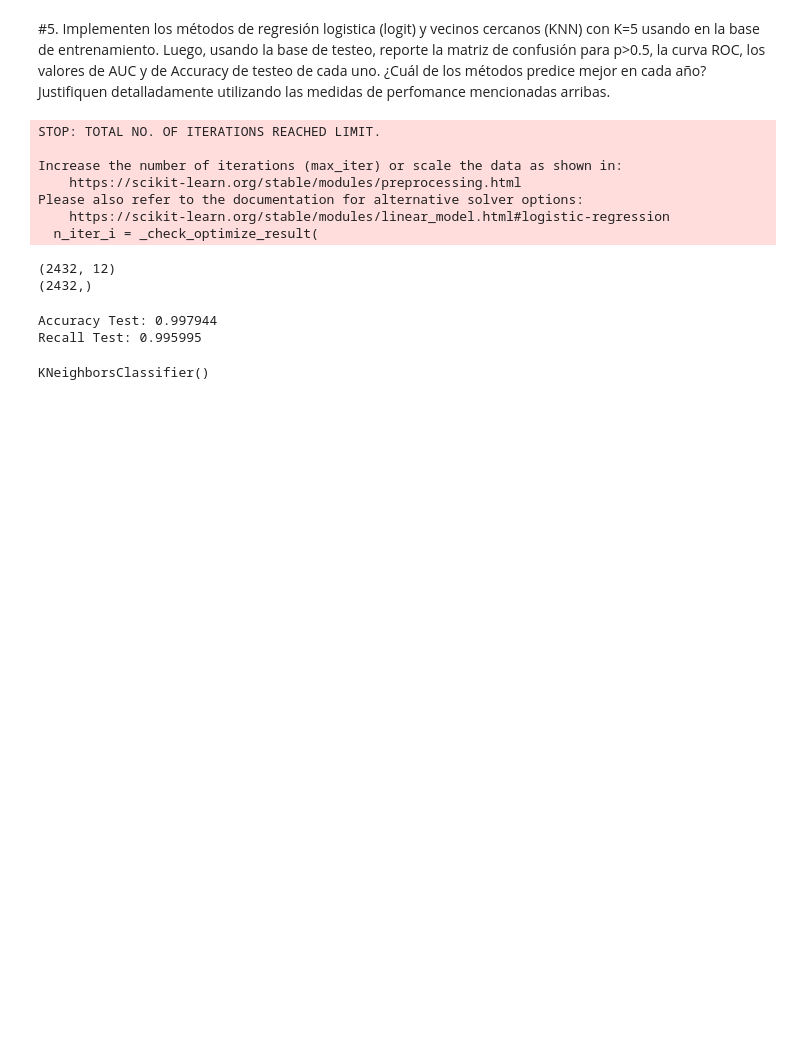
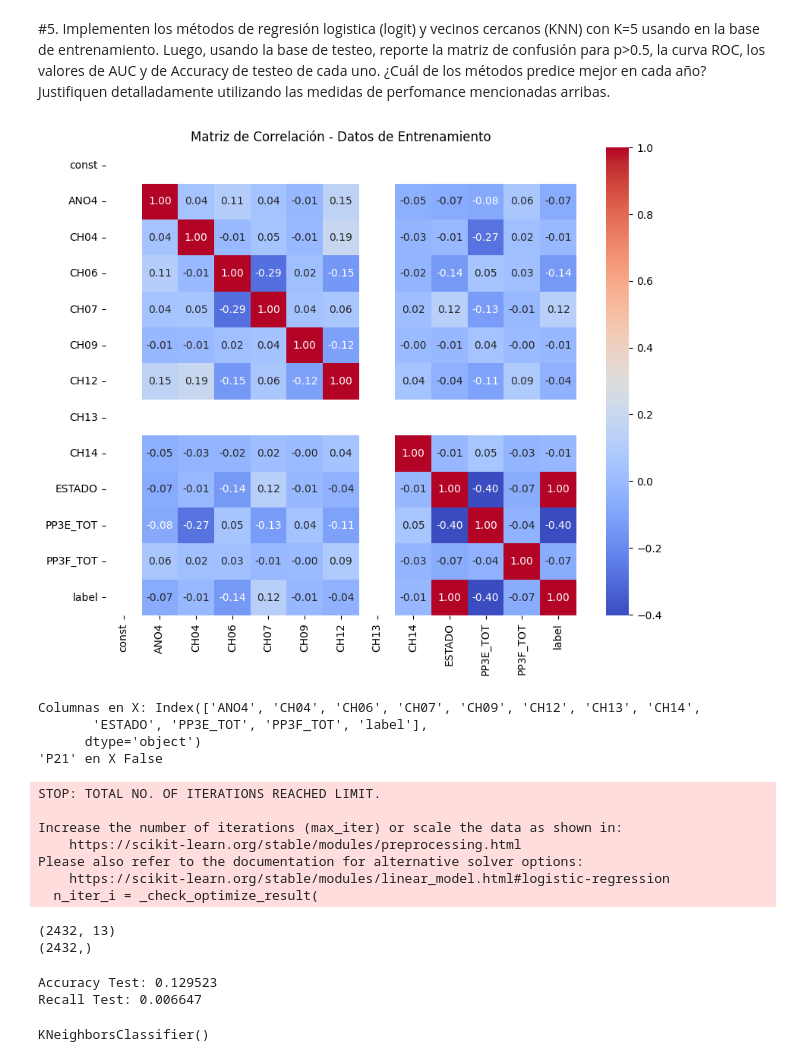
Before and after one commit to RoccoGabrielPimenta/BigDataUBA-Grupo22, a Jupyter notebook: TP 4/Big_Data_TP4_Grupo22.ipynb, the cells around one changed output. Drawn from its saved outputs; the diff is of its cells as text; code cells hidden in the pictures; blank space fills up the shorter version.

Commit message:
Termino el punto 5 y subo el informe incompleto

```diff
--- a/TP 4/Big_Data_TP4_Grupo22.ipynb
+++ b/TP 4/Big_Data_TP4_Grupo22.ipynb
@@ -207,9 +207,17 @@ Try using .loc[row_indexer,col_indexer] = value instead
 
 See the caveats in the documentation: https://pandas.pydata.org/pandas-docs/stable/user_guide/indexing.html#returning-a-view-versus-a-copy
   desocupados['label'] = 2
+# %%
+#La variable "P21" que utilizamos para el salario estaba causando una prediccion perfecta en el punto 5, con una matriz de correlacion se pudo hallar el problema
+y = estados_unidos['P21']
+X = estados_unidos.drop(columns=['P21'])
 # %%
 #Usamos la train_test_split para hacer nuestro entrenamiento y testeo, los dividimos como pide la consigna y utilizamos la seed dada.
 X_train, X_test, y_train, y_test = train_test_split(X, y, test_size=0.3, random_state=444)
+# %%
+#Añadimos la columna de unos
+X_train = sm.add_constant(X_train)
+X_test = sm.add_constant(X_test)
 # %%
 #Miramos el tamaño de nuestro entrenamiento y testeo
 print(X_train.shape)
@@ -621,6 +631,25 @@ curva ROC, los valores de AUC y de Accuracy de testeo de cada uno.
 ¿Cuál de los métodos predice mejor en cada año? Justifiquen
 detalladamente utilizando las medidas de perfomance mencionadas
 arribas.
+# %%
+#Con esta matriz de correlacion hayamos la variable que nos daba problemas para la prediccion?
+correlation_matrix = X_train.corr()
+
+plt.figure(figsize=(10, 8))
+sns.heatmap(correlation_matrix, annot=True, cmap='coolwarm', fmt=".2f")
+plt.title("Matriz de Correlación - Datos de Entrenamiento")
+plt.show()
+# %% [output]
+[figure, added]
+# %%
+#Hacemos un segundo check para confirmar las sospechas aunque en la version final figura como false
+print("Columnas en X:", X.columns)
+print("'P21' en X", 'P21' in X.columns)
+# %% [output]
+Columnas en X: Index(['ANO4', 'CH04', 'CH06', 'CH07', 'CH09', 'CH12', 'CH13', 'CH14',
+       'ESTADO', 'PP3E_TOT', 'PP3F_TOT', 'label'],
+      dtype='object')
+'P21' en X False
 # %%
 #Aplicamos el metodo de regresion lineal
 log_reg = LogisticRegression(penalty=None).fit(X_train, y_train)
@@ -640,7 +669,7 @@ Please also refer to the documentation for alternative solver options:
 print(X_train.shape)
 print(y_train.shape)
 # %% [output]
-(2432, 12)
+(2432, 13)
 (2432,)
 # %%
 #Miramos que tan cercano es nuestro modelo a el valor real
@@ -651,8 +680,8 @@ print('Accuracy Test: %f' % accuracy)
 recall = recall_score(y_train, y_train_pred, average='macro')
 print('Recall Test: %f' % recall)
 # %% [output]
-Accuracy Test: 0.997944
-Recall Test: 0.995995
+Accuracy Test: 0.129523
+Recall Test: 0.006647
 # %%
 #Usamos vecinos cercanos con K=5
 knn = KNeighborsClassifier(n_neighbors=5)
```
Also changed, not shown: parts of 15 cells of this notebook, 1 other file.
